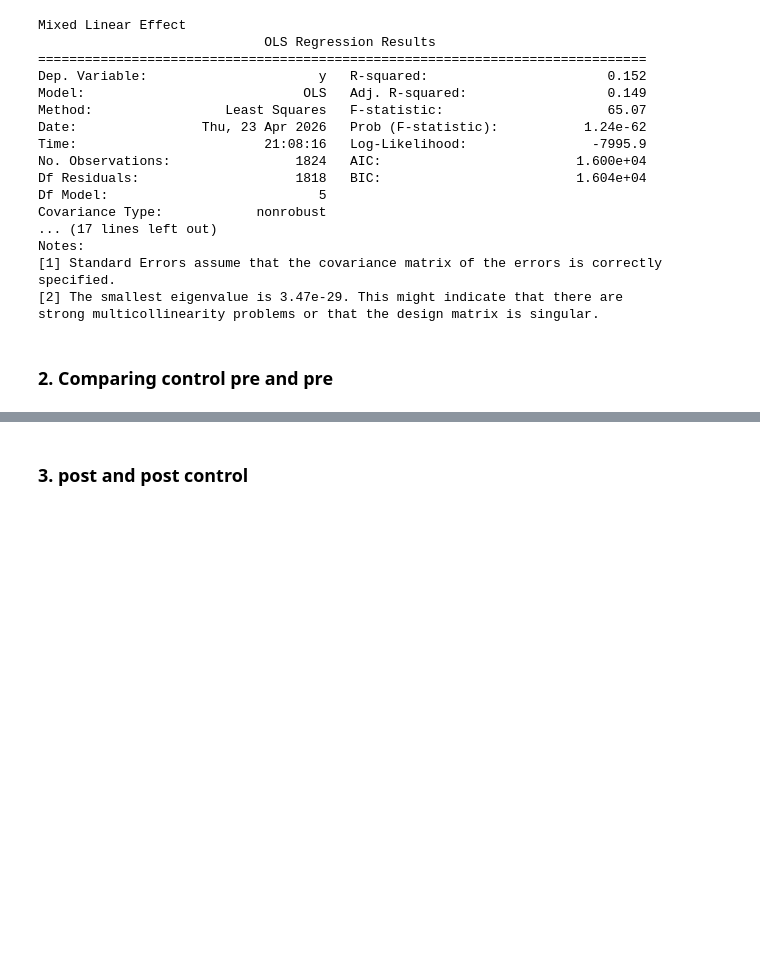
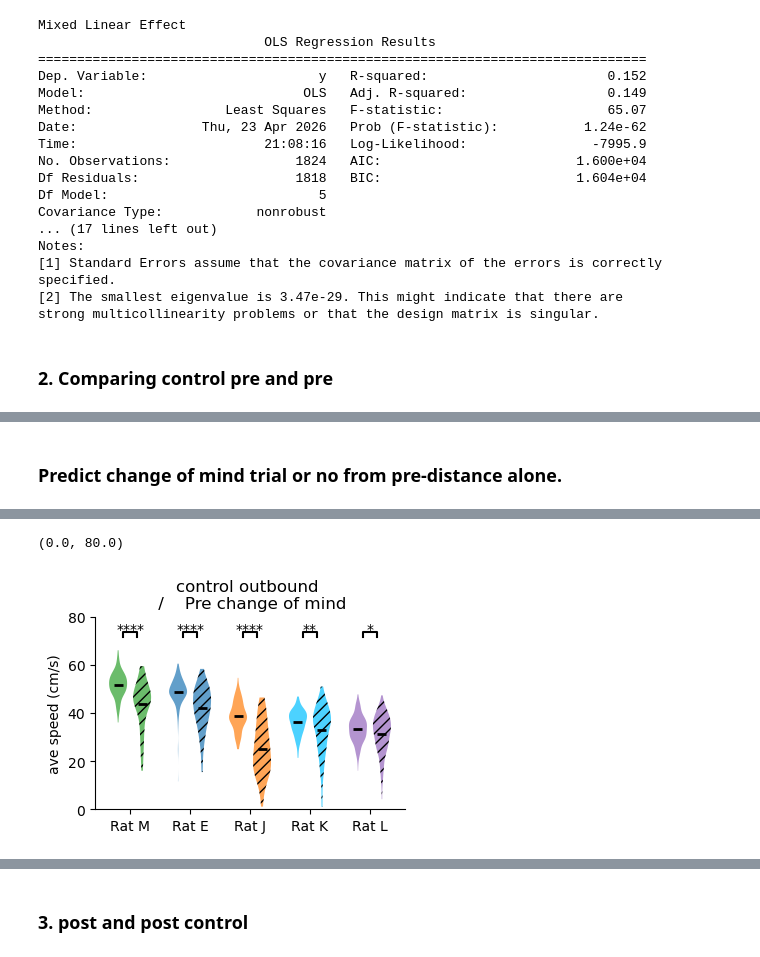
Before and after one commit to shijiegu/spyglass, a Jupyter notebook: notebooks/Change of Mind Analysis/figure3/Submission 1. pre post stopping.ipynb, the cells around one changed output, grey strips where cells are left out. Saved outputs shown, nothing was run; the diff lists cells and outputs as text; code cells hidden in the pictures; blank space fills up the shorter version.

```diff
--- a/notebooks/Change of Mind Analysis/figure3/Submission 1. pre post stopping.ipynb
+++ b/notebooks/Change of Mind Analysis/figure3/Submission 1. pre post stopping.ipynb
@@ -701,0 +819,76 @@ lewis: p value:  4.150178933027624e-07
+# %% [markdown]
+### Predict change of mind trial or no from pre-distance alone.
+# %%
+fig, axes = plt.subplots(1,1, figsize=(4, 2.5))
+
+animals = ["molly","eliot", "julio", "klein","lewis"] #julio
+
+ax = axes
+animal_ind = 0
+dx = 0.4
+annotations = []
+for animal in animals:
+
+    pre, pre_control = speed_pre[animal], speed_pre_control[animal]
+
+    # mean estmate
+    pre_mean, pre_control_mean = np.nanmean(pre), np.nanmean(pre_control)
+
+    # std
+    pre_sd, pre_control_sd = std_err(pre), std_err(pre_control)
+
+    xs = np.array([0,0.4]) + (animal_ind)
+    all_data = [pre, pre_control]
+
+    # mean and sd
+    pre = pre[~np.isnan(pre)]
+    pre_control = pre_control[~np.isnan(pre_control)]
+    parts_pre = ax.violinplot([pre_control], positions=[animal_ind], widths=0.3,
+                                    showmeans=True, showextrema=False)
+    parts_post = ax.violinplot([pre], positions=[animal_ind + dx], widths=0.3,
+                                     showmeans=True, showextrema=False)
+    for pc in parts_pre['bodies']:
+            pc.set_facecolor(color_by_rat[animal])
+            pc.set_edgecolor('none')
+            pc.set_alpha(0.7)
+            pc.set_zorder(1)
+    for pc in parts_post['bodies']:
+            pc.set_facecolor(color_by_rat[animal])
+            pc.set_edgecolor('none')
+            pc.set_alpha(0.7)
+            pc.set_hatch("///")
+            pc.set_zorder(1)
+    parts_pre['cmeans'].set_linewidth(2)
+    parts_pre['cmeans'].set_edgecolor('black')
+    parts_post['cmeans'].set_linewidth(2)
+    parts_post['cmeans'].set_edgecolor('black')
+
+    #ax.bar(xs, [pre_mean, pre_control_mean], yerr=[pre_sd, pre_control_sd], width=0.35, hatch=['', '////'], color = color_by_rat[animal])
+
+    ax.set_ylabel("ave speed (cm/s)")
+
+    # stats tests
+    for pairs in [(pre_control, pre, 0+animal_ind, dx+animal_ind)]:
+
+        x, y = pairs[0], pairs[1]
+        x = x[~np.isnan(x)]
+        y = y[~np.isnan(y)]
+        loc_x, loc_y = pairs[2], pairs[3]
+        _, p_value = ranksums(x, y)
+        print(f"{animal}: p value: ",p_value)
+        if p_value < 0.05:
+            annotations.append((loc_x, loc_y, np.round(p_value, 4)))
+
+    animal_ind += 1
+
+starbars.draw_annotation(annotations, ax = ax)
+ax.set_xticks(np.arange(animal_ind) + 0.2)
+ax.set_xticklabels([f"Rat {animal[0].upper()}" for animal in animals])
+ax.set_title("control outbound \n /    Pre change of mind")
+ax.spines['top'].set_visible(False)
+ax.spines['right'].set_visible(False)
+ax.set_ylim(0, 80)
+
+#file_path = f"/home/shijiegu/Documents/spyglass/notebooks/Change of Mind Analysis/final_figures/figure3/figure3_pre_pre_control_speed_summary.pdf"
+#fig.savefig(file_path, format="pdf", bbox_inches="tight")
+# %% [output]
@@ -701,0 +905,2 @@ lewis: p value:  4.150178933027624e-07
+(0.0, 80.0)
+[figure, added]
```
Also changed, not shown: parts of 27 cells of this notebook, 40 other files.
